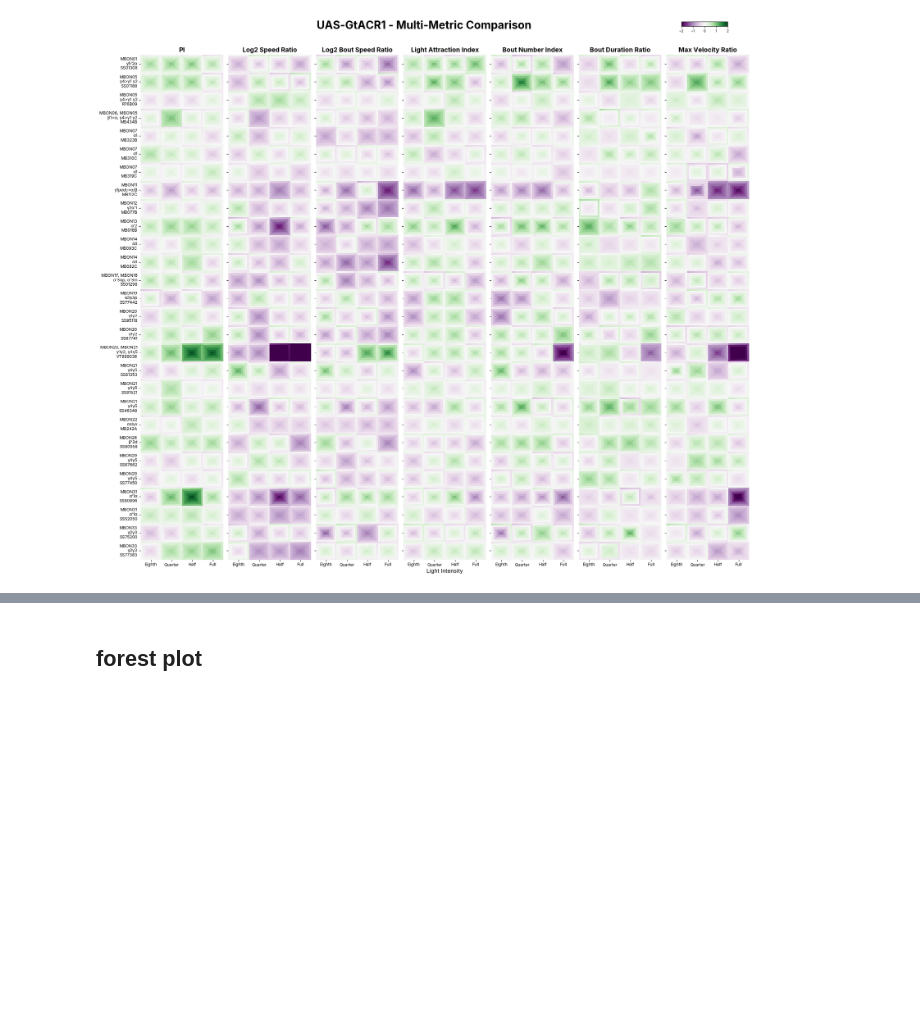
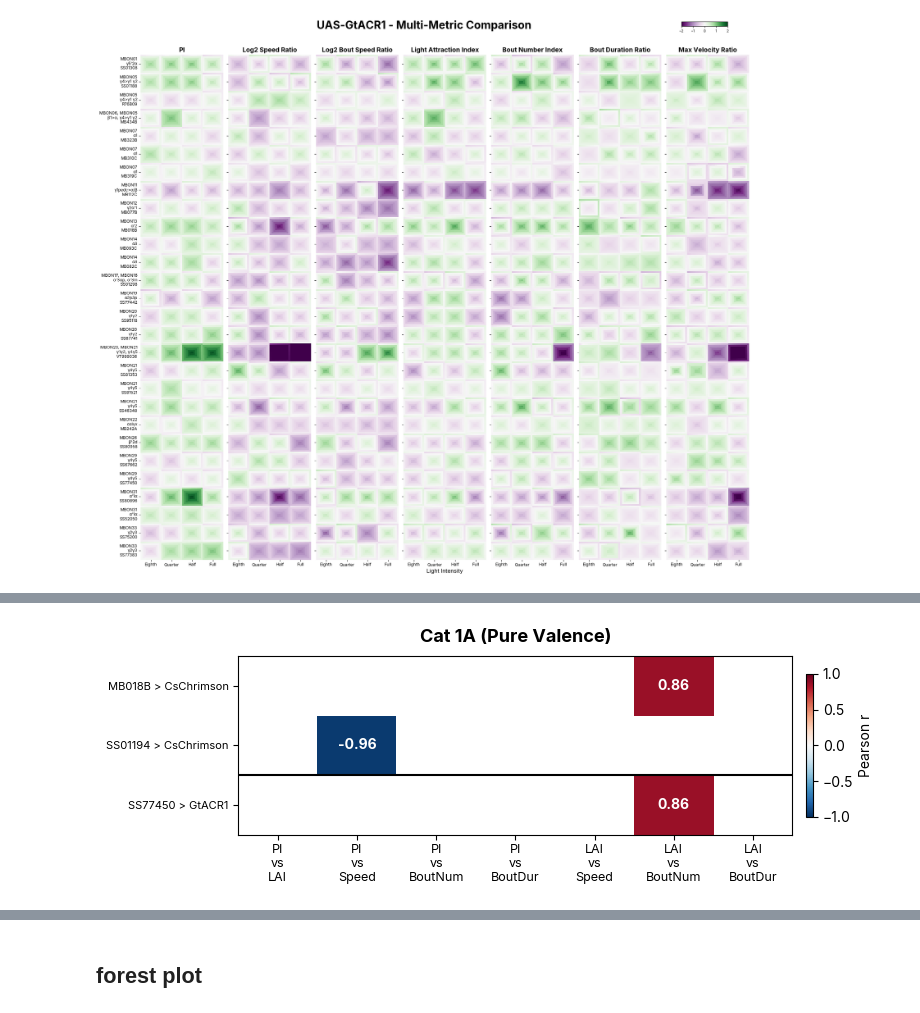
Before and after one commit to lnicole08/OSAR-Nicole-version, a Jupyter notebook: Light Intensity Summary.ipynb, the cells around one changed output, grey strips where cells are left out. Saved outputs shown, nothing was run; the diff lists cells and outputs as text; code cells hidden in the pictures; blank space fills up the shorter version.

```diff
--- a/Light Intensity Summary.ipynb
+++ b/Light Intensity Summary.ipynb
@@ -641,0 +1629,91 @@ plt.show()
+# %%
+from scipy import stats
+
+cat_df = compute_categorical_correlation_table(osar_data)
+
+# Save single CSV
+corr_save_path = r"D:\ACC Lab Dropbox\ACC Lab\Nicole Lee\Data Compilation\osar_compiled"
+cat_df.to_csv(os.path.join(corr_save_path, "pairwise_correlations.csv"), index=False)
+# %%
+mpl.rcParams['svg.fonttype'] = 'none'
+pair_cols = [p[2] for p in cat_metric_pairs]
+
+# Responder display names for y-tick labels
+responder_display = {"ACR": "GtACR1", "Chrimson2": "CsChrimson"}
+
+for cat_name in categories.keys():
+    cat_subset = cat_df[cat_df['Category'] == cat_name].copy()
+    if len(cat_subset) == 0:
+        continue
+
+    # Drop rows where ALL pair columns are "-" (no values at all)
+    has_value = cat_subset[pair_cols].apply(lambda row: any(isinstance(v, (int, float)) for v in row), axis=1)
+    cat_subset = cat_subset[has_value].copy()
+    if len(cat_subset) == 0:
+        print(f"{cat_name}: no MBONs with |r| >= 0.8, skipping heatmap")
+        continue
+
+    # Sort by State (ACT first, then INH) for visual grouping
+    cat_subset['state_order'] = cat_subset['State'].map({'ACT': 0, 'INH': 1})
+    cat_subset = cat_subset.sort_values(['state_order', 'MBON']).reset_index(drop=True)
+
+    mbons = cat_subset['MBON'].tolist()
+    responders = cat_subset['Responder'].tolist()
+    states_list = cat_subset['State'].tolist()
+    n_mbons = len(mbons)
+    n_pairs = len(pair_cols)
+
+    matrix = np.full((n_mbons, n_pairs), np.nan)
+    for i, (_, row) in enumerate(cat_subset.iterrows()):
+        for j, col in enumerate(pair_cols):
+            val = row[col]
+            if isinstance(val, (int, float)):
+                matrix[i, j] = val
+
+    fig, ax = plt.subplots(figsize=(n_pairs * 0.9 + 2, n_mbons * 0.45 + 1.5))
+
+    cmap = plt.cm.RdBu_r
+    im = ax.imshow(matrix, cmap=cmap, vmin=-1, vmax=1, aspect='auto')
+
+    # Annotate cells
+    for i in range(n_mbons):
+        for j in range(n_pairs):
+            val = matrix[i, j]
+            if np.isnan(val):
+                pass  # leave blank
+            else:
+                color = 'white' if abs(val) > 0.6 else 'black'
+                fontweight = 'bold' if abs(val) > 0.8 else 'normal'
+                ax.text(j, i, f"{val:.2f}", ha='center', va='center', fontsize=10,
+                        color=color, fontweight=fontweight)
+
+    # Y-axis: MBON > Responder display name
+    y_labels = [f"{mbon} > {responder_display.get(resp, resp)}" for mbon, resp in zip(mbons, responders)]
+    ax.set_yticks(range(n_mbons))
+    ax.set_yticklabels(y_labels, fontsize=8)
+
+    # X-axis: pair names with text wrapping around "vs"
+    nl = chr(10)
+    pair_labels = [col.replace('_', nl + 'vs' + nl) for col in pair_cols]
+    ax.set_xticks(range(n_pairs))
+    ax.set_xticklabels(pair_labels, ha='center', fontsize=9)
+
+    # Title is the category name
+    ax.set_title(cat_name, fontsize=13, fontweight='bold', pad=10)
+
+    # Colorbar
+    cbar = plt.colorbar(im, ax=ax, shrink=0.8, pad=0.02)
+    cbar.set_label('Pearson r', fontsize=10)
+
+    # Draw separator between ACT and INH groups
+    prev_state = None
+    for i, st in enumerate(states_list):
+        if prev_state is not None and st != prev_state:
+            ax.axhline(y=i - 0.5, color='black', linewidth=1.5)
+        prev_state = st
+
+    plt.tight_layout()
+    #plt.savefig(os.path.join(save_path, f"categorical_heatmap_{cat_name.split('(')[0].strip()}.svg"), bbox_inches='tight')
+    plt.show()
+# %% [output]
+[figure, added]
```
Also changed, not shown: parts of 20 cells of this notebook, 7 other files.
